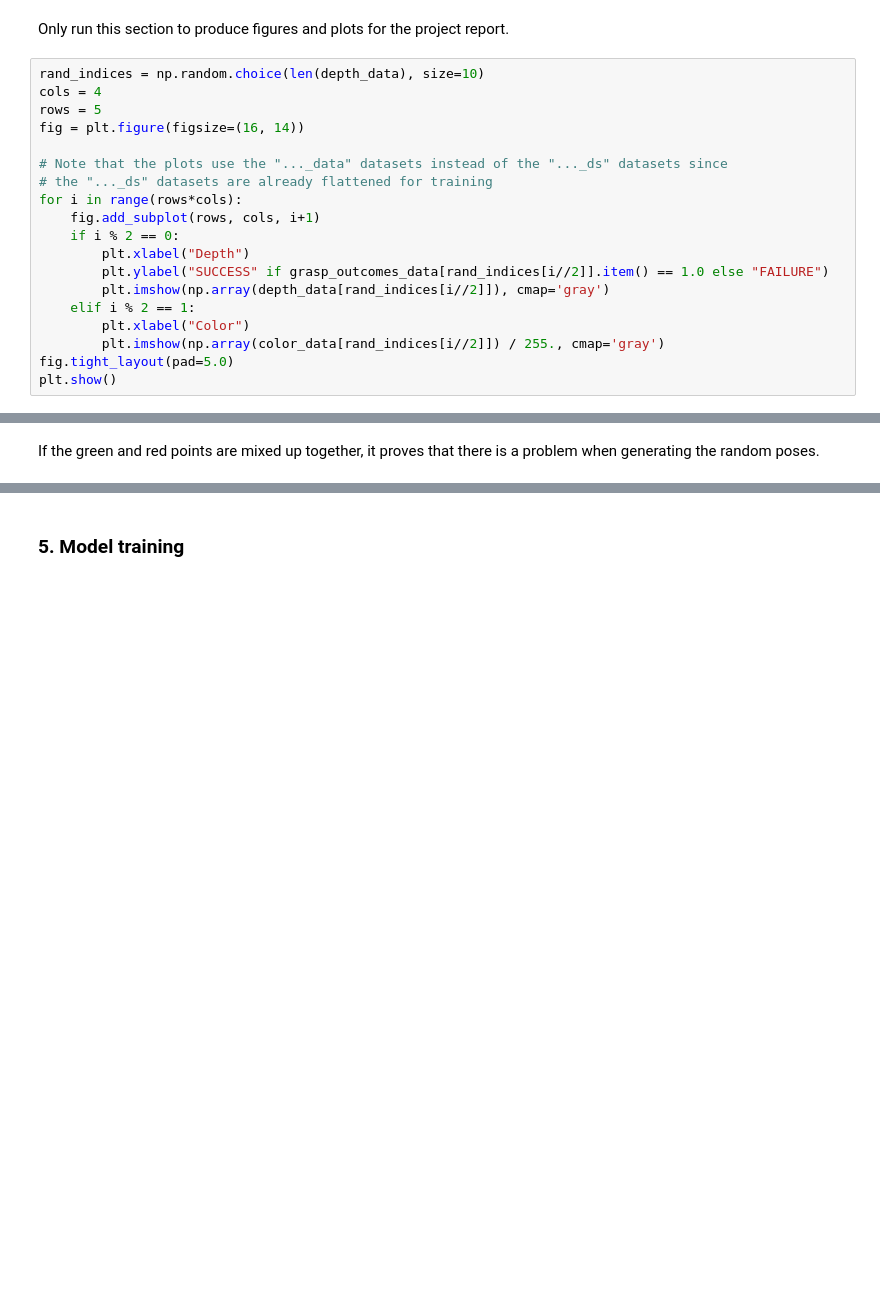
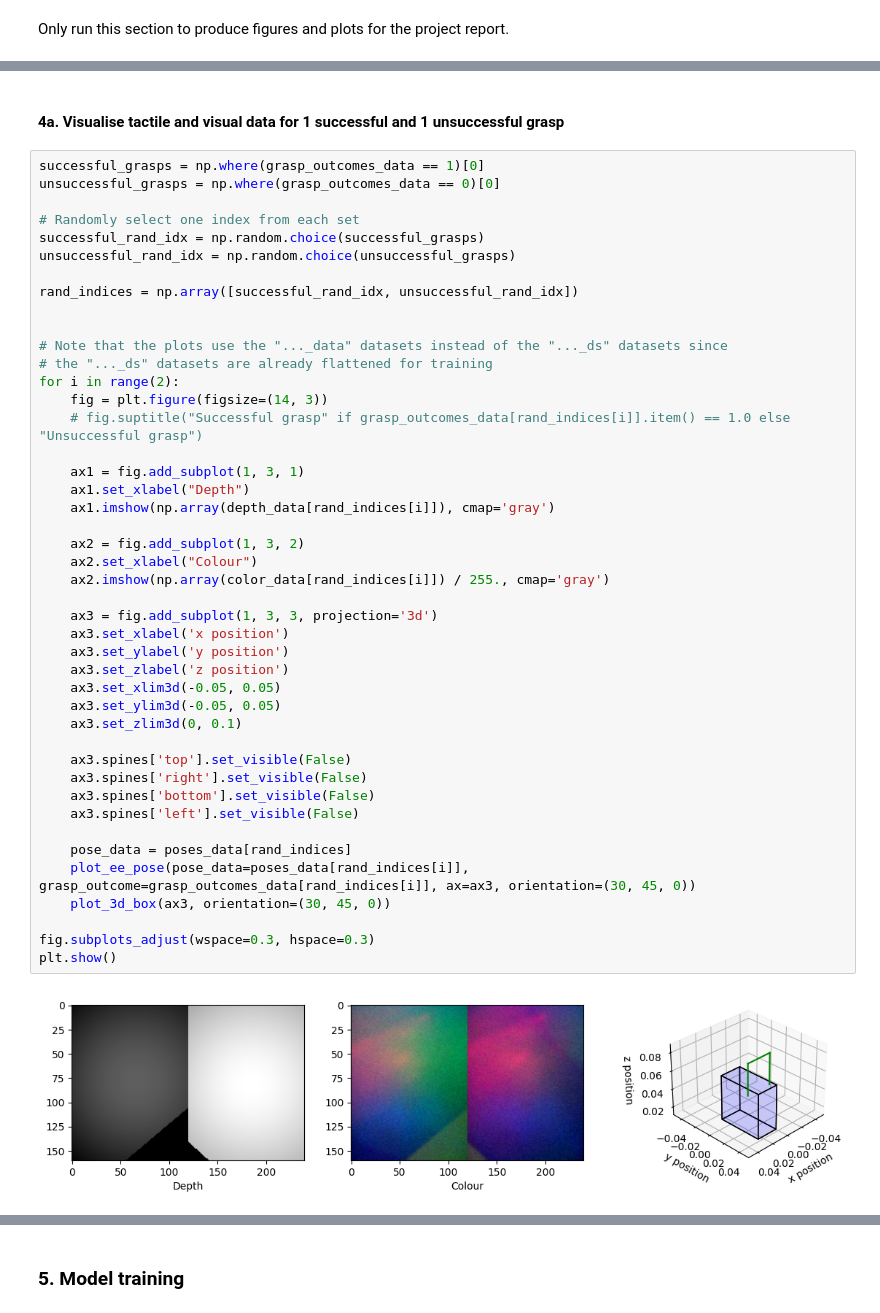
Before and after one commit to jhtkoo0426/UCL-FYP, a Jupyter notebook: src/models/baseline_improved.ipynb, the cells around one changed output, grey strips where cells are left out. Drawn from its saved outputs; the diff is of its cells as text; blank space fills up the shorter version.

Commit message:
Baseline: improved code for visualising tactile data and ee poses

```diff
--- a/src/models/baseline_improved.ipynb
+++ b/src/models/baseline_improved.ipynb
@@ -210,22 +136,3 @@ tactile_ds.shape, complete_ds.shape
 ### 4. Dataset visualisation (optional)
 # %% [markdown]
 Only run this section to produce figures and plots for the project report.
-# %%
-rand_indices = np.random.choice(len(depth_data), size=10)
-cols = 4
-rows = 5
-fig = plt.figure(figsize=(16, 14))
-
-# Note that the plots use the "..._data" datasets instead of the "..._ds" datasets since
-# the "..._ds" datasets are already flattened for training
-for i in range(rows*cols):
-    fig.add_subplot(rows, cols, i+1)
-    if i % 2 == 0:
-        plt.xlabel("Depth")
-        plt.ylabel("SUCCESS" if grasp_outcomes_data[rand_indices[i//2]].item() == 1.0 else "FAILURE")
-        plt.imshow(np.array(depth_data[rand_indices[i//2]]), cmap='gray')
-    elif i % 2 == 1:
-        plt.xlabel("Color")
-        plt.imshow(np.array(color_data[rand_indices[i//2]]) / 255., cmap='gray')
-fig.tight_layout(pad=5.0)
-plt.show()
@@ -328,2 +209,48 @@ plot.tight_layout()
-# %% [markdown]
-If the green and red points are mixed up together, it proves that there is a problem when generating the random poses.
+# %% [markdown]
+#### 4a. Visualise tactile and visual data for 1 successful and 1 unsuccessful grasp
+# %%
+successful_grasps = np.where(grasp_outcomes_data == 1)[0]
+unsuccessful_grasps = np.where(grasp_outcomes_data == 0)[0]
+
+# Randomly select one index from each set
+successful_rand_idx = np.random.choice(successful_grasps)
+unsuccessful_rand_idx = np.random.choice(unsuccessful_grasps)
+
+rand_indices = np.array([successful_rand_idx, unsuccessful_rand_idx])
+
+
+# Note that the plots use the "..._data" datasets instead of the "..._ds" datasets since
+# the "..._ds" datasets are already flattened for training
+for i in range(2):
+    fig = plt.figure(figsize=(14, 3))
+    # fig.suptitle("Successful grasp" if grasp_outcomes_data[rand_indices[i]].item() == 1.0 else "Unsuccessful grasp")
+
+    ax1 = fig.add_subplot(1, 3, 1)
+    ax1.set_xlabel("Depth")
+    ax1.imshow(np.array(depth_data[rand_indices[i]]), cmap='gray')
+
+    ax2 = fig.add_subplot(1, 3, 2)
+    ax2.set_xlabel("Colour")
+    ax2.imshow(np.array(color_data[rand_indices[i]]) / 255., cmap='gray')
+
+    ax3 = fig.add_subplot(1, 3, 3, projection='3d')
+    ax3.set_xlabel('x position')
+    ax3.set_ylabel('y position')
+    ax3.set_zlabel('z position')
+    ax3.set_xlim3d(-0.05, 0.05)
+    ax3.set_ylim3d(-0.05, 0.05)
+    ax3.set_zlim3d(0, 0.1)
+
+    ax3.spines['top'].set_visible(False)
+    ax3.spines['right'].set_visible(False)
+    ax3.spines['bottom'].set_visible(False)
+    ax3.spines['left'].set_visible(False)
+
+    pose_data = poses_data[rand_indices]
+    plot_ee_pose(pose_data=poses_data[rand_indices[i]], grasp_outcome=grasp_outcomes_data[rand_indices[i]], ax=ax3, orientation=(30, 45, 0))
+    plot_3d_box(ax3, orientation=(30, 45, 0))
+
+fig.subplots_adjust(wspace=0.3, hspace=0.3)
+plt.show()
+# %% [output]
+[figure, added]
```
Also changed, not shown: parts of 32 cells of this notebook, 1 other file.
